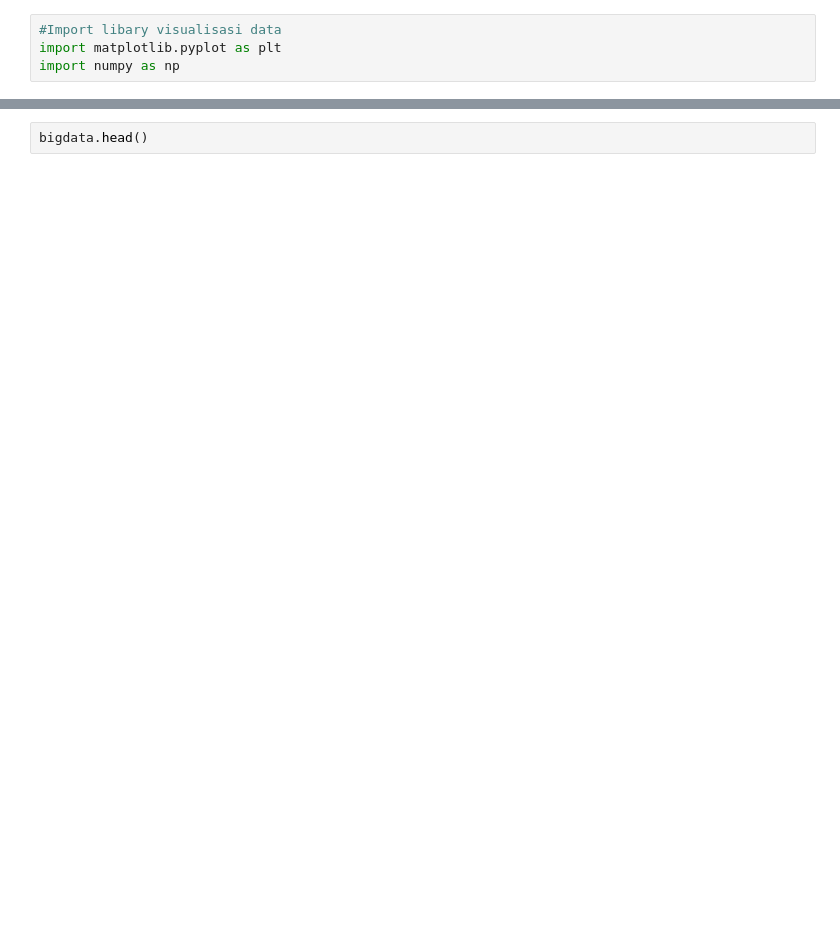
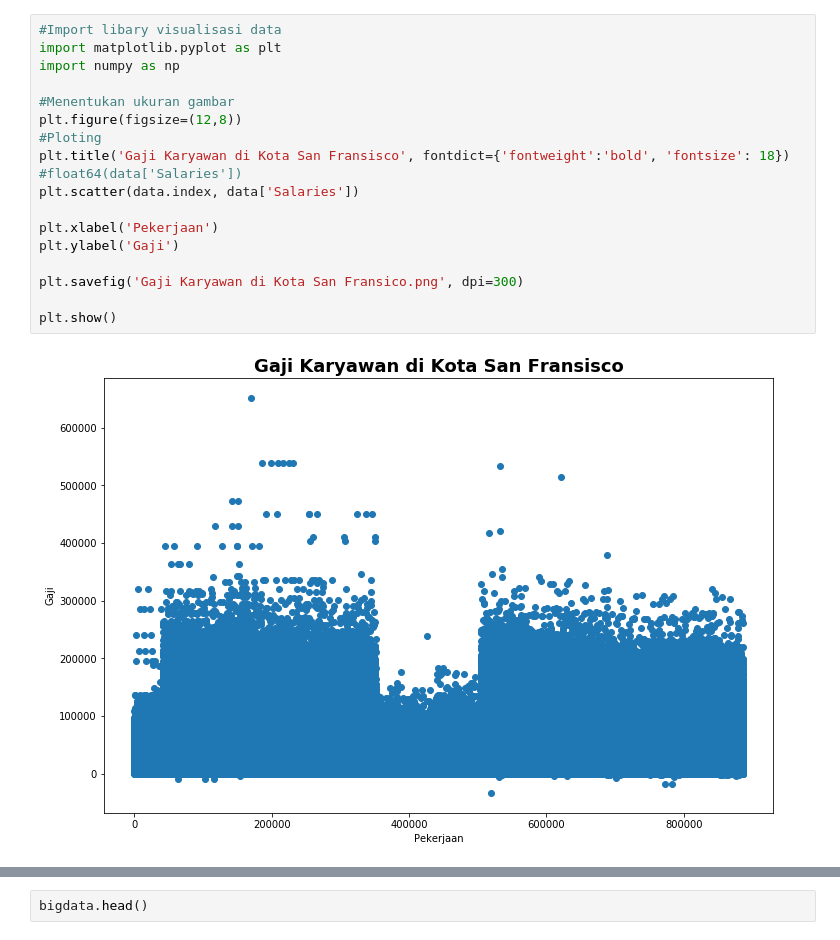
Before and after one commit to yasrilimam98/bigdata-analisis, a Jupyter notebook: Visualdata and cleaning.ipynb, the cells around one changed output, grey strips where cells are left out. Cells and saved outputs as stored; diff of their text form; blank space fills up the shorter version.

```diff
--- a/Visualdata and cleaning.ipynb
+++ b/Visualdata and cleaning.ipynb
@@ -11,7 +11,23 @@ bigdata.head()
 | 3 | Fiscal | 2020 | 3 | Human Welfare & Neighborhood Deve... | HSA | NaN | 535 | ... |
 | 4 | Fiscal | 2020 | 1 | Public Protection | POL | NaN | 911 | ... |
 5 rows × 22 columns
-# %%
-#Import libary visualisasi data
-import matplotlib.pyplot as plt
-import numpy as np
+# %%
+#Import libary visualisasi data
+import matplotlib.pyplot as plt
+import numpy as np
+
+#Menentukan ukuran gambar
+plt.figure(figsize=(12,8))
+#Ploting
+plt.title('Gaji Karyawan di Kota San Fransisco', fontdict={'fontweight':'bold', 'fontsize': 18})
+#float64(data['Salaries'])
+plt.scatter(data.index, data['Salaries'])
+
+plt.xlabel('Pekerjaan')
+plt.ylabel('Gaji')
+
+plt.savefig('Gaji Karyawan di Kota San Fransico.png', dpi=300)
+
+plt.show()
+# %% [output]
+[figure, added]
```
Also changed, not shown: parts of 19 cells of this notebook, 1 other file.
